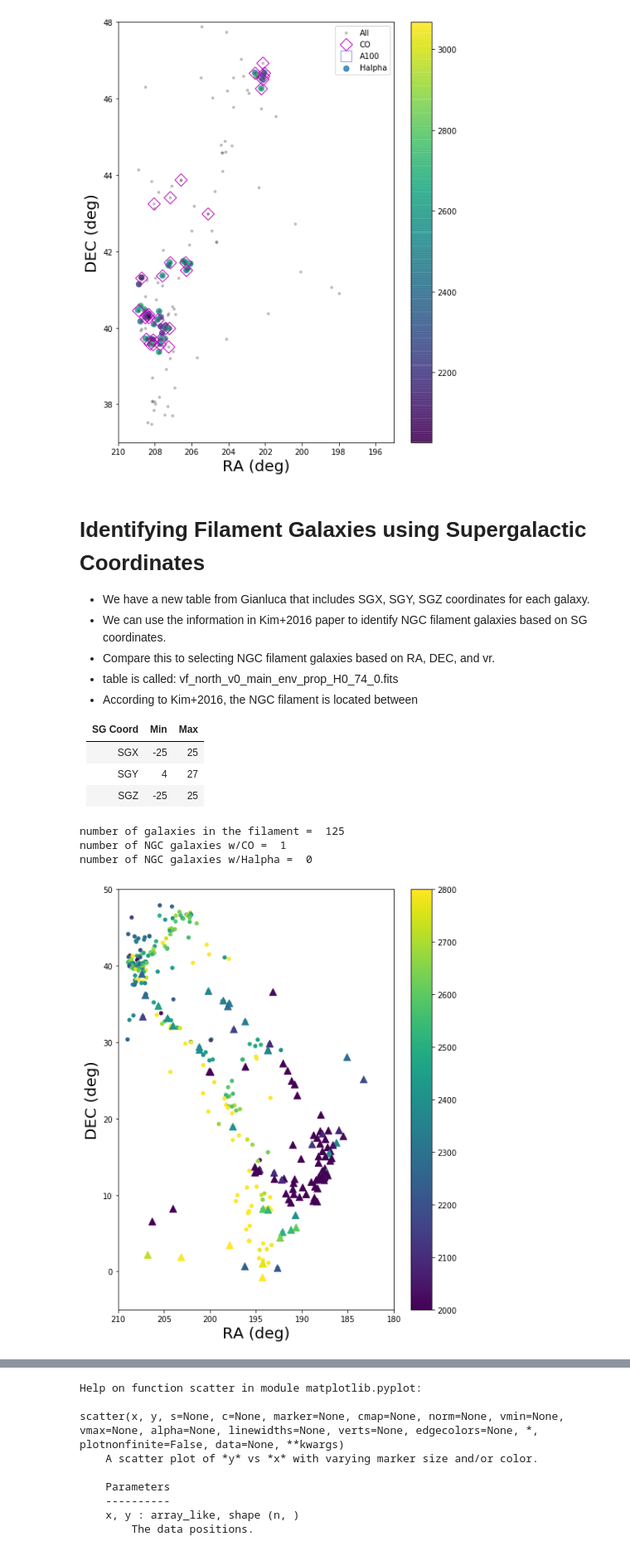
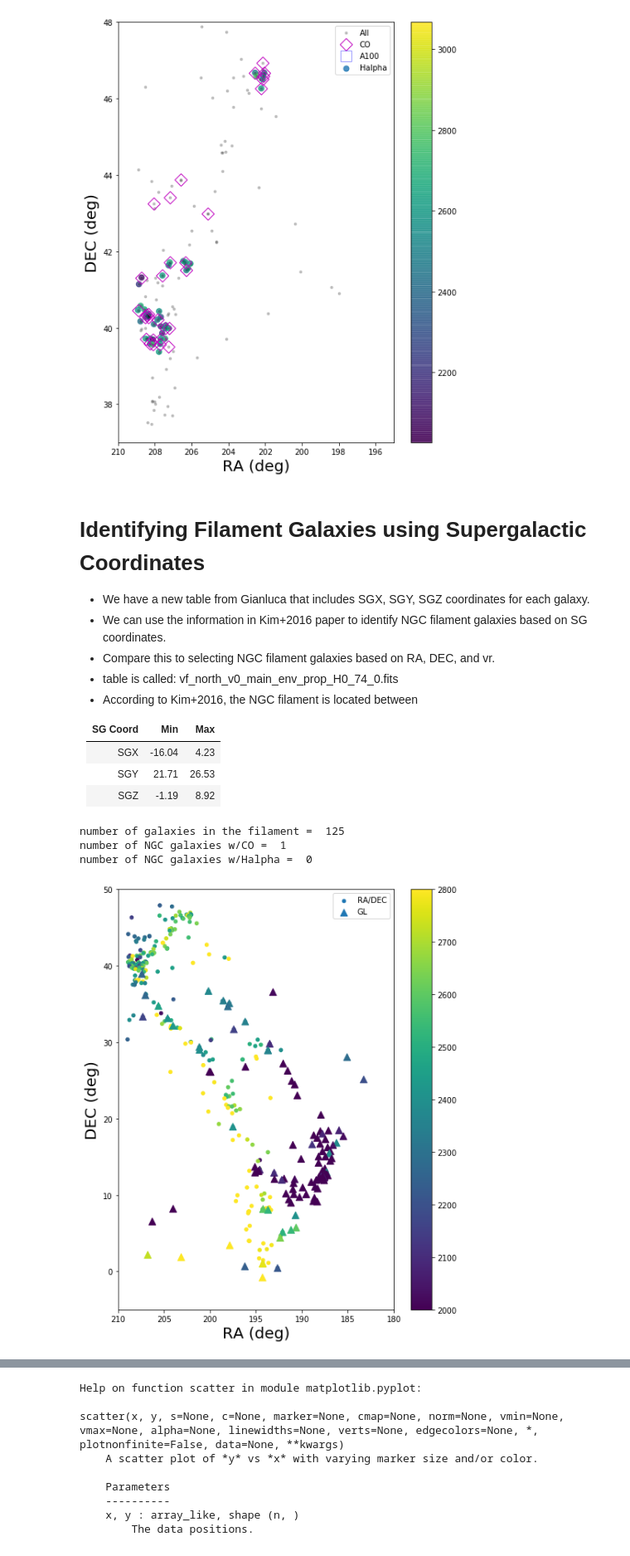
Before and after one commit to rfinn/Virgo, a Jupyter notebook: notebooks/NGCfilament.ipynb, the cells around one changed output, grey strips where cells are left out. Shown at 83% size. Drawn from its saved outputs; the diff is of its cells as text; code cells hidden in the pictures.

```diff
--- a/notebooks/NGCfilament.ipynb
+++ b/notebooks/NGCfilament.ipynb
@@ -130,9 +130,9 @@ plt.savefig('/home/rfinn/research/Virgo/plots/NGCgroup.png')
 
 | SG Coord | Min | Max |
 |----------|-----|-----|
-| SGX | -25 | 25 |
-| SGY | 4| 27 |
-| SGZ | -25 | 25 |
+| SGX | -16.04 | 4.23 |
+| SGY | 21.71| 26.53 |
+| SGZ | -1.19 | 8.92 |
 # %%
 envtab = Table.read(tabledir+'vf_north_v0_main_env_prop_H0_74_0.fits')
 # %%
@@ -150,24 +150,25 @@ number of NGC galaxies w/CO =  1
 number of NGC galaxies w/Halpha =  0
 # %%
 plt.figure(figsize=(8,10))
-plt.scatter(maintab['RA'][filament],maintab['DEC'][filament],c=maintab['vr'][filament],s=20,vmin=2000,vmax=2800,'RA/DEC')
-plt.scatter(maintab['RA'][filament2],maintab['DEC'][filament2],c=maintab['vr'][filament2],marker='^',s=80,vmin=2000,vmax=2800,'GL')
+plt.scatter(maintab['RA'][filament],maintab['DEC'][filament],c=maintab['vr'][filament],s=20,vmin=2000,vmax=2800,label='RA/DEC')
+plt.scatter(maintab['RA'][filament2],maintab['DEC'][filament2],c=maintab['vr'][filament2],marker='^',s=80,vmin=2000,vmax=2800,label='GL')
 #plt.scatter(maintab['RA'][ngchaflag],maintab['DEC'][ngchaflag],c=maintab['vr'][ngchaflag],s=50,alpha=.8,label='Halpha')
 ## plot CO sources
 #flag = filament & maintab['COflag']
 #plt.plot(maintab['RA'][flag],maintab['DEC'][flag],'mD',markersize=12,mfc='None',alpha=1,label='CO')
 #flag = filament & maintab['A100flag']
 #plt.plot(maintab['RA'][flag],maintab['DEC'][flag],'bs',markersize=14,mfc='None',alpha=.4,label='A100')
+plt.legend()
 cb = plt.colorbar()
 #plt.legend()#label='vr (km/s)')
 plt.axis([180,210,-5,50])
 plt.gca().invert_xaxis()
 plt.xlabel('RA (deg)',fontsize=20)
 plt.ylabel('DEC (deg)',fontsize=20)
 #plt.ylim(20,50)
 plt.savefig('/home/rfinn/research/Virgo/plots/NGCfilament-GLcomparison.png')
 # %% [output]
-[figure, old version]
+[figure, new version]
 # %%
 plt.figure(figsize=(8,10))
 plt.scatter(maintab['RA'],maintab['DEC'],c=maintab['vr'],marker='s',s=30,vmin=2000,vmax=2800)
```
